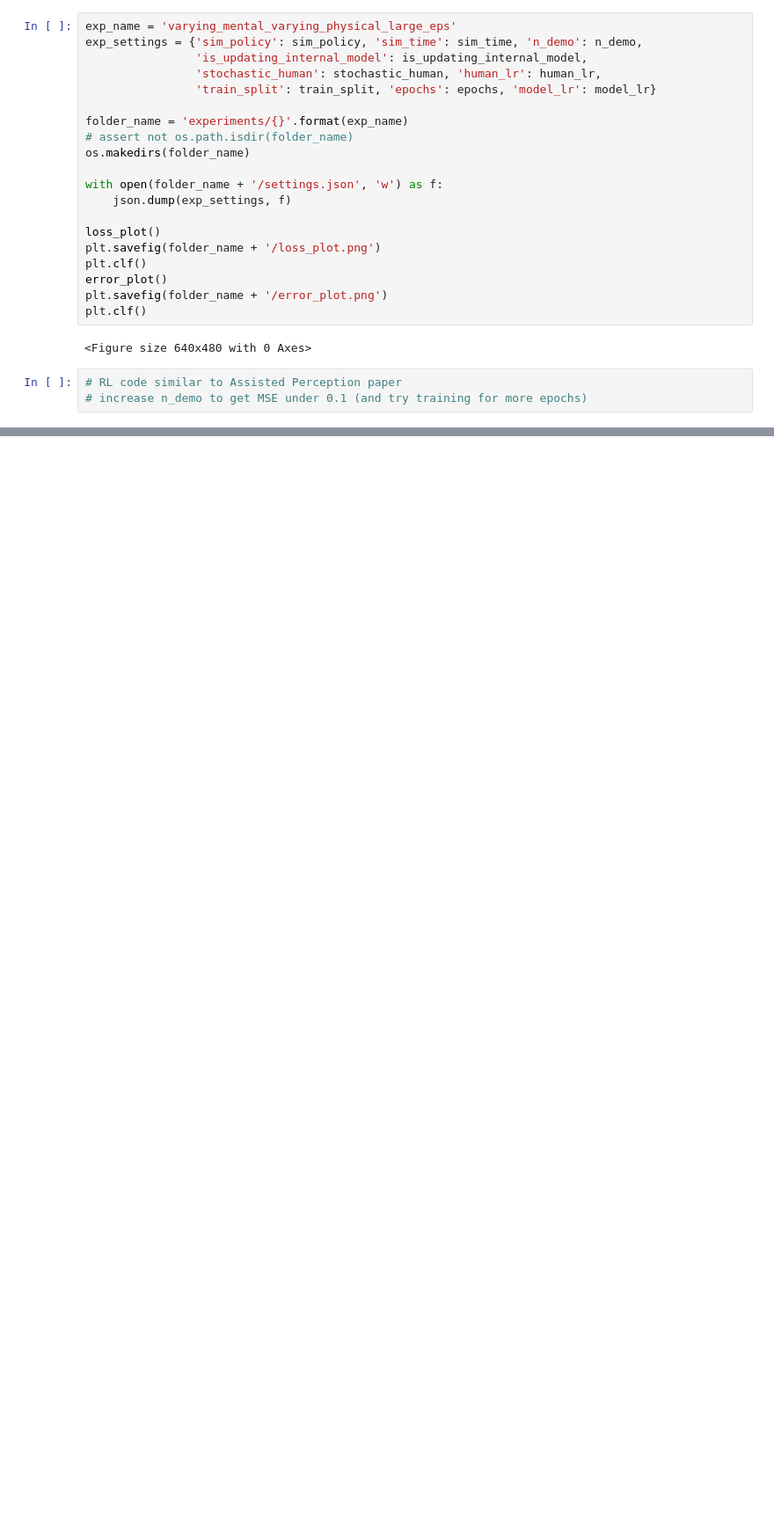
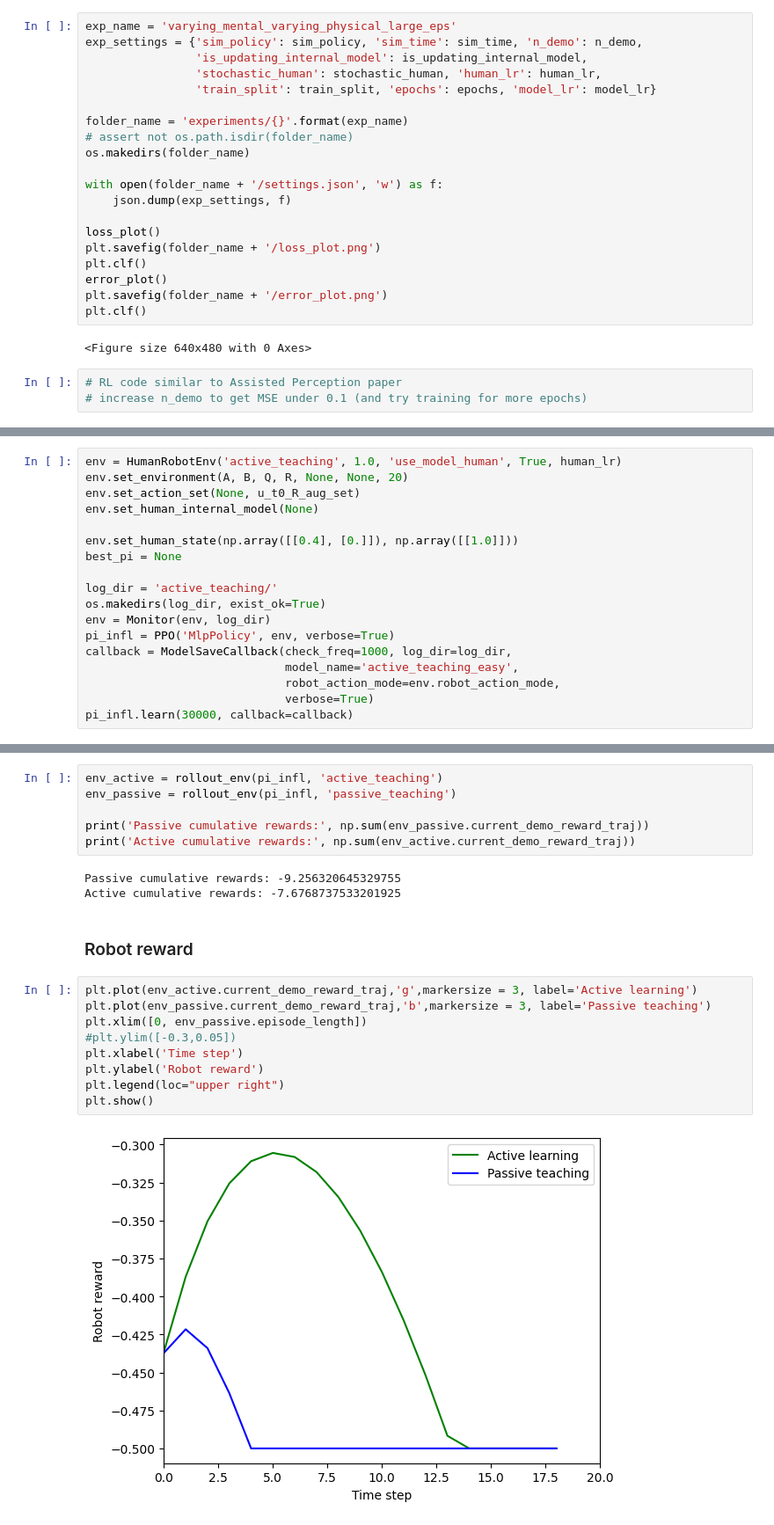
Before and after one commit to arvindrajaraman/closed-loop-influence, a Jupyter notebook: train_transformer.ipynb, the cells around one changed output, grey strips where cells are left out. Shown at 88% size. Cells and saved outputs as stored; diff of their text form; blank space fills up the shorter version.

```diff
--- a/train_transformer.ipynb
+++ b/train_transformer.ipynb
@@ -251,0 +330,18 @@ plt.clf()
+# %%
+env = HumanRobotEnv('active_teaching', 1.0, 'use_model_human', True, human_lr)
+env.set_environment(A, B, Q, R, None, None, 20)
+env.set_action_set(None, u_t0_R_aug_set)
+env.set_human_internal_model(None)
+
+env.set_human_state(np.array([[0.4], [0.]]), np.array([[1.0]]))
+best_pi = None
+
+log_dir = 'active_teaching/'
+os.makedirs(log_dir, exist_ok=True)
+env = Monitor(env, log_dir)
+pi_infl = PPO('MlpPolicy', env, verbose=True)
+callback = ModelSaveCallback(check_freq=1000, log_dir=log_dir,
+                             model_name='active_teaching_easy',
+                             robot_action_mode=env.robot_action_mode,
+                             verbose=True)
+pi_infl.learn(30000, callback=callback)
@@ -251,0 +367,22 @@ plt.clf()
+# %%
+env_active = rollout_env(pi_infl, 'active_teaching')
+env_passive = rollout_env(pi_infl, 'passive_teaching')
+
+print('Passive cumulative rewards:', np.sum(env_passive.current_demo_reward_traj))
+print('Active cumulative rewards:', np.sum(env_active.current_demo_reward_traj))
+# %% [output]
+Passive cumulative rewards: -9.256320645329755
+Active cumulative rewards: -7.6768737533201925
+# %% [markdown]
+### Robot reward
+# %%
+plt.plot(env_active.current_demo_reward_traj,'g',markersize = 3, label='Active learning')
+plt.plot(env_passive.current_demo_reward_traj,'b',markersize = 3, label='Passive teaching')
+plt.xlim([0, env_passive.episode_length])
+#plt.ylim([-0.3,0.05])
+plt.xlabel('Time step')
+plt.ylabel('Robot reward')
+plt.legend(loc="upper right")
+plt.show()
+# %% [output]
+[figure, added]
```
Also changed, not shown: parts of 17 cells of this notebook, 2 other files.
